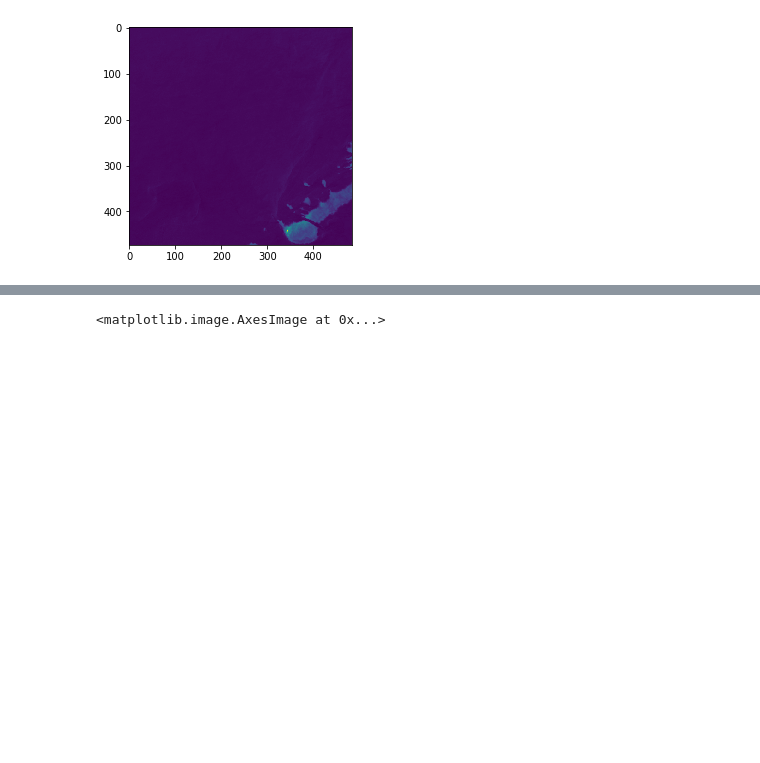
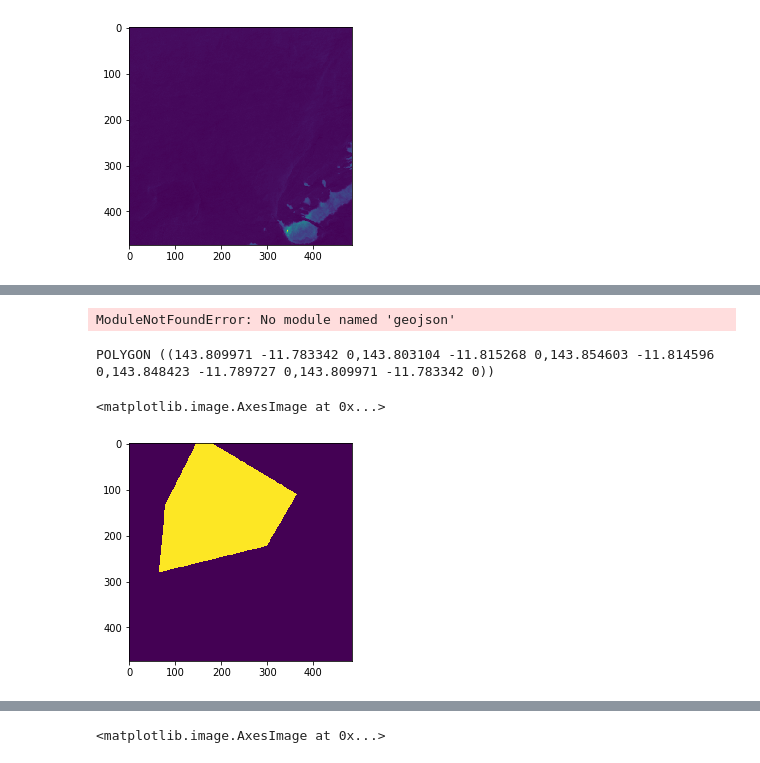
Before and after one commit to taslandcover/dea-notebooks, a Jupyter notebook: Glint/Hedley_2005_glint_correction.ipynb, the cells around one changed output, grey strips where cells are left out. Drawn from its saved outputs; the diff is of its cells as text; code cells hidden in the pictures; blank space fills up the shorter version.

```diff
--- a/Glint/Hedley_2005_glint_correction.ipynb
+++ b/Glint/Hedley_2005_glint_correction.ipynb
@@ -193,0 +261,75 @@ Geometry(POLYGON ((143.84523 -11.781863,143.919388 -11.792618,143.915268 -11.854
+# %%
+from osgeo import ogr
+from shapely.geometry import Polygon
+
+# Here's an example Shapely geometry
+#poly = Polygon([(0, 0), (0, 1), (1, 1), (0, 0)])
+import json
+import geojson
+from shapely.geometry import shape
+
+o = {'coordinates': [[[143.751228, -11.775455],
+   [143.79174, -11.815784],
+   [143.817833, -11.765372],
+   [143.795174, -11.745204],
+   [143.762215, -11.745877],
+   [143.751228, -11.775455]]],
+ 'type': 'Polygon'}
+
+s = json.dumps(o)
+
+# Convert to geojson.geometry.Polygon
+g1 = geojson.loads(s)
+
+# Feed to shape() to convert to shapely.geometry.polygon.Polygon
+# This will invoke its __geo_interface__ (https://gist.github.com/sgillies/2217756)
+g2 = shape(g1)
+poly =g2
+# Now convert it to a shapefile with OGR
+driver = ogr.GetDriverByName('Esri Shapefile')
+ds = driver.CreateDataSource('my.shp')
+layer = ds.CreateLayer('', None, ogr.wkbPolygon)
+# Add one attribute
+layer.CreateField(ogr.FieldDefn('id', ogr.OFTInteger))
+defn = layer.GetLayerDefn()
+
+## If there are multiple geometries, put the "for" loop here
+
+# Create a new feature (attribute and geometry)
+feat = ogr.Feature(defn)
+feat.SetField('id', 123)
+
+# Make a geometry, from Shapely object
+geom = ogr.CreateGeometryFromWkb(poly.wkb)
+feat.SetGeometry(geom)
+
+layer.CreateFeature(feat)
+# feat = geom = None  # destroy these
+
+# Save and close everything
+# ds = layer = feat = geom = None
+
+layer
+# %% [output]
+ModuleNotFoundError: No module named 'geojson'
+# %%
+from osgeo import ogr
+import gdal
+# Create ring
+ring = ogr.Geometry(ogr.wkbLinearRing)
+ring.AddPoint(143.809971, -11.783342)
+ring.AddPoint(143.803104, -11.815268)
+ring.AddPoint(143.854603, -11.814596)
+ring.AddPoint(143.848423, -11.789727)
+ring.AddPoint(143.809971, -11.783342)
+
+# Create polygon
+poly = ogr.Geometry(ogr.wkbPolygon)
+poly.AddGeometry(ring)
+
+# print poly.ExportToWkt()
+print(poly)
+# type(poly)
+# plt.plot(poly)
+# %% [output]
+POLYGON ((143.809971 -11.783342 0,143.803104 -11.815268 0,143.854603 -11.814596 0,143.848423 -11.789727 0,143.809971 -11.783342 0))
@@ -193,0 +400,5 @@ Geometry(POLYGON ((143.84523 -11.781863,143.919388 -11.792618,143.915268 -11.854
+# %%
+imshow(raster_shapefile)
+# %% [output]
+<matplotlib.image.AxesImage at 0x...>
+[figure, added]
```
Also changed, not shown: parts of 19 cells of this notebook.
